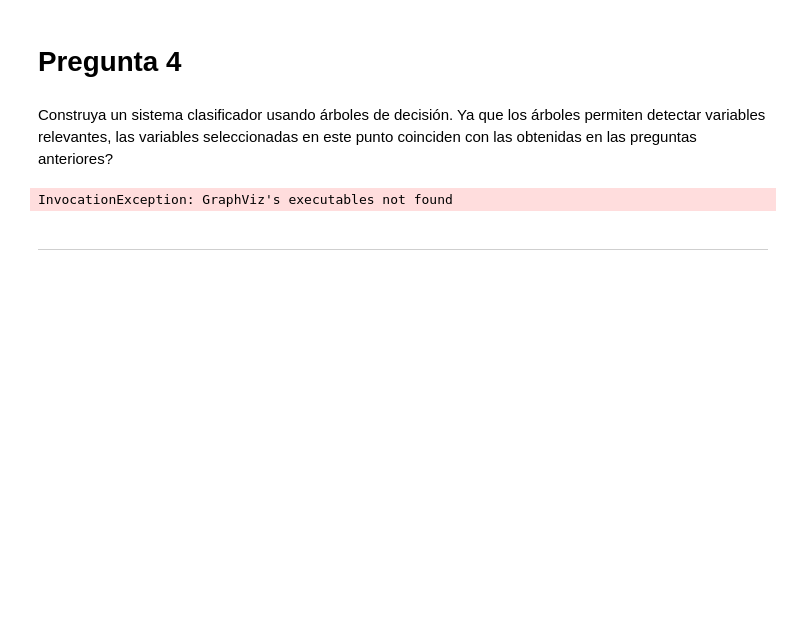
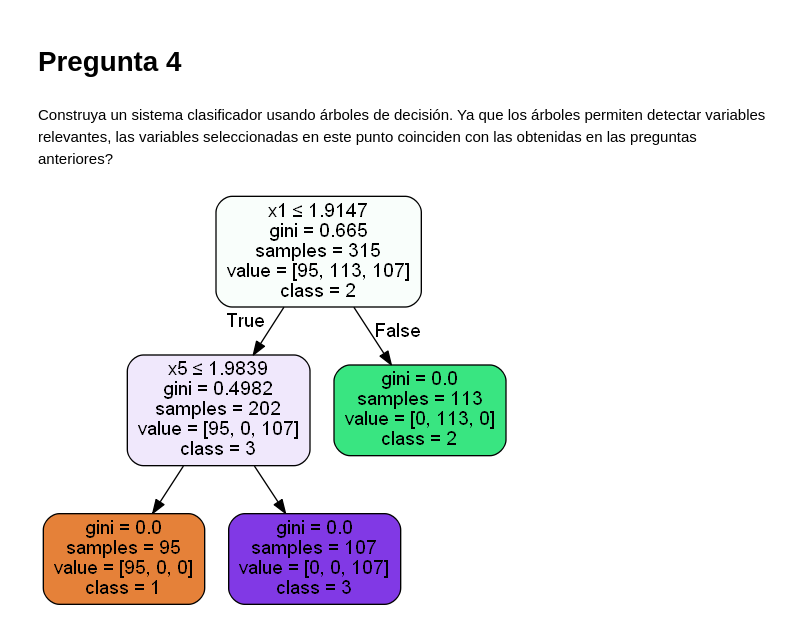
Before and after one commit to hagarciag/machine-learning, a Jupyter notebook: Tarea-IPy-Final.ipynb, the cells around one changed output. Saved outputs shown, nothing was run; the diff lists cells and outputs as text; code cells hidden in the pictures; blank space fills up the shorter version.

```diff
--- a/Tarea-IPy-Final.ipynb
+++ b/Tarea-IPy-Final.ipynb
@@ -359,48 +362,58 @@ mean_squared_error(y_test, Z)
 # %% [markdown]
 Construya un sistema clasificador usando árboles de decisión. Ya que los árboles permiten detectar variables relevantes, las variables seleccionadas en este punto coinciden con las obtenidas en las preguntas anteriores?
 # %%
+#http://scikit-learn.org/stable/modules/tree.html
+
+from sklearn.datasets import load_iris
 from sklearn import tree
+import pydotplus
+from IPython.display import Image
 import pandas as pd
 import numpy as np
-from sklearn.linear_model import LogisticRegression
-from sklearn.datasets import load_iris
-from sklearn.feature_selection import SelectFromModel
 from sklearn.cross_validation import train_test_split
-from sklearn.metrics import mean_squared_error
-import pydotplus
-from IPython.display import Image
-
+from sklearn.tree import DecisionTreeClassifier
 
 data=pd.read_csv('datos.csv',  # el archivo
                     sep = ',',         # separador de campos
                     thousands = None,  # separador de miles para números
                     decimal = '.')     # separador de los decimales para números
-
+features = list(data.columns[:10])
 data = data.as_matrix()
 data = np.matrix(data)
 
-X, X_test, Y, y_test = train_test_split(
+X_train, X_test, y_train, y_test = train_test_split(
     data[:,:-1], np.ravel(data[:,10:11]), test_size=0.30, random_state=42)
 
+#Se construye el arbol
 clf = tree.DecisionTreeClassifier()
-clf = clf.fit(X, Y)
+clf = clf.fit(X_train, y_train)
 
-y_pred=clf.predict(X_test)
-
-mean_squared_error(y_test, y_pred)
-
+#Se exporta el arbol al formato Graphviz
 with open("iris.dot", 'w') as f:
     f = tree.export_graphviz(clf, out_file=f)
 
-import os
-os.unlink('iris.dot')
+#Con el comando "dot -Tpdf iris.dot -o iris.pdf" se puede crear un PDF del arbol
+#por consola, a partir del archivo iris.dot creado
 
-
-
+#Con pydotplus se puede crear el PDF desde el libro son necesidad de hacerlo por linea de comandos
 dot_data = tree.export_graphviz(clf, out_file=None)
 graph = pydotplus.graph_from_dot_data(dot_data)
 graph.write_pdf("iris.pdf")
+
+#export_graphviz soporta otras opciones tal como colorear y la funcion Image permite renderizar la imagen en el libro de Ipython
+dot_data = tree.export_graphviz(clf, out_file=None,
+                     feature_names=features,
+                     class_names=['1', '2', '3'],
+                     filled=True, rounded=True,
+                     special_characters=True)
+graph = pydotplus.graph_from_dot_data(dot_data)
+Image(graph.create_png())
+
+#Poder de prediccion de la clase
+#y_pred=clf.predict(X_test)
+#print(y_pred)
+#print(y_test)
+#Probabilidad de que el registro la clase pertenezca a cada una de las hojas
+#clf.predict_proba(X_test)
 # %% [output]
-InvocationException: GraphViz's executables not found
+[figure, added]
-# %% [markdown]
----
```
Also changed, not shown: parts of 7 cells of this notebook.
